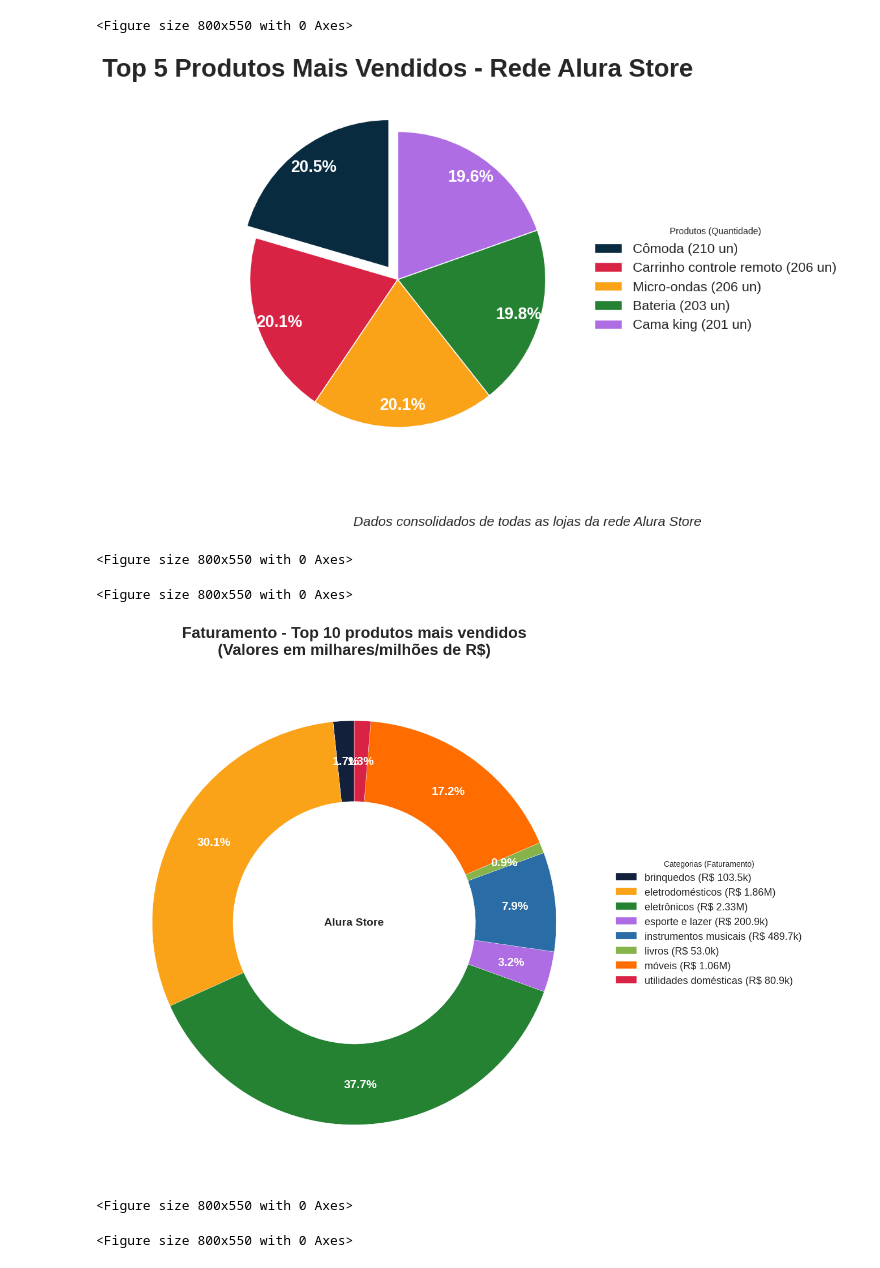
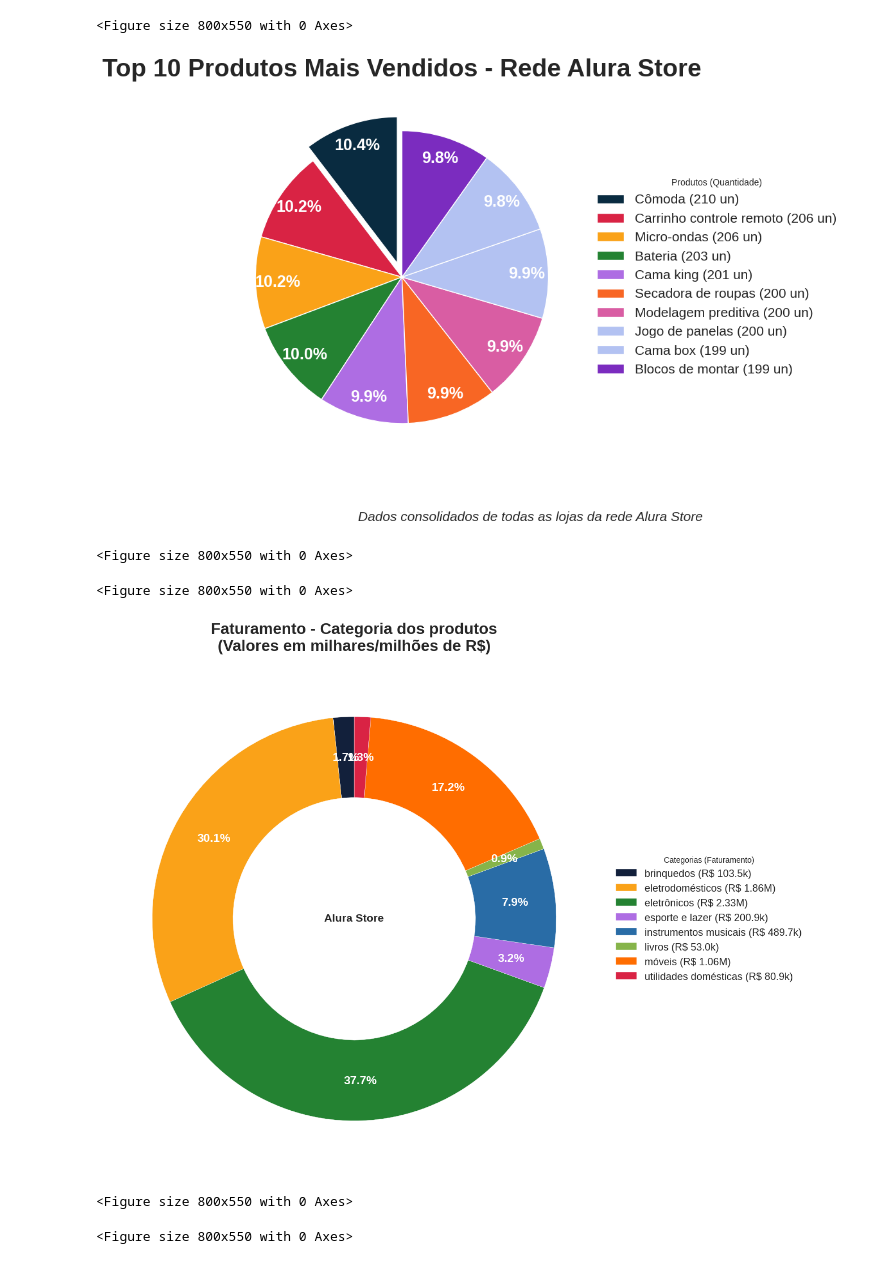
Before and after one commit to gajordano/Aula-Curso-HTML-CSS-Classes-Flexbox, a Jupyter notebook: Chalanger_AluraStoreBr.ipynb, the cells around one changed output. Saved outputs shown, nothing was run; the diff lists cells and outputs as text; code cells hidden in the pictures.

```diff
--- a/Chalanger_AluraStoreBr.ipynb
+++ b/Chalanger_AluraStoreBr.ipynb
@@ -784,59 +814,59 @@ for nome_loja, url in urls.items():
     dfs.append(df)
 dados_completos = pd.concat(dfs, ignore_index=True)
 
-# Contar os 5 produtos mais vendidos
-top5_produtos = dados_completos['Produto'].value_counts().nlargest(5)
+# Contar os 10 produtos mais vendidos
+top10_produtos = dados_completos['Produto'].value_counts().nlargest(10)
 
 # Configurar o gráfico
 plt.figure(figsize=(10, 8))
 plt.style.use('seaborn-v0_8')
 
 # Paleta de cores personalizada
-cores = ['#092b40', '#d92344', '#faa218', '#248232', '#ae6de3']
+cores = ['#092b40', '#d92344', '#faa218', '#248232', '#ae6de3', '#f86624', '#d95da3', '#b3c2f2', '#b3c2f2', '#7b2cbf' ]
 
 # Criar gráfico de pizza com destaque no 1º colocado
-explode = (0.1, 0, 0, 0, 0)  # Destaca o produto mais vendido
+explode = (0.1, 0, 0, 0, 0, 0, 0, 0, 0, 0)  # Destaca o produto mais vendido
 
 # Gráfico de pizza principal
 wedges, texts, autotexts = plt.pie(
-    top5_produtos,
+    top10_produtos,
     labels=None,  # Removemos labels padrão para usar legenda personalizada
     autopct=lambda p: f'{p:.1f}%',  # Formato das porcentagens
     startangle=90,
     colors=cores,
     explode=explode,
     wedgeprops={'edgecolor': 'white', 'linewidth': 1},
     textprops={'fontsize': 18, 'color': 'white', 'weight': 'bold'},
     pctdistance=0.85  # Ajusta posição das porcentagens
 )
 
 # Título
-plt.title('Top 5 Produtos Mais Vendidos - Rede Alura Store',
+plt.title('Top 10 Produtos Mais Vendidos - Rede Alura Store',
           fontsize=28, pad=20, weight='bold')
 
 # Legenda personalizada (fora do gráfico)
 legenda_labels = [f'{produto} ({quantidade} un)'
-                 for produto, quantidade in zip(top5_produtos.index, top5_produtos)]
+                 for produto, quantidade in zip(top10_produtos.index, top10_produtos)]
 plt.legend(wedges, legenda_labels,
           title="Produtos (Quantidade)",
           loc="center left",
           bbox_to_anchor=(1, 0.5),
           fontsize=15)
 
 # Ajustar layout
 plt.tight_layout()
 
 # Nota explicativa
 plt.figtext(0.5, 0.01,
            'Dados consolidados de todas as lojas da rede Alura Store',
            ha='center', fontsize=15, style='italic')
 
 plt.tight_layout()
 plt.show()
 
-plt.savefig('top_5_produtos_mais_vendidos.png', dpi=300, bbox_inches='tight')
+plt.savefig('top_10_produtos_mais_vendidos.png', dpi=300, bbox_inches='tight')
 # %% [output]
-[figure, old version]
+[figure, new version]
 <Figure size 800x550 with 0 Axes>
 # %%
 plt.savefig('Top 5 Produtos Mais Vendidos.png', dpi=300, bbox_inches='tight', transparent=False)
@@ -897,7 +927,7 @@ ax.legend(wedges, legend_labels,
           fontsize=13)
 
 # Adicionar título
-plt.title('Faturamento - Top 10 produtos mais vendidos\n(Valores em milhares/milhões de R$)',
+plt.title('Faturamento - Categoria dos produtos\n(Valores em milhares/milhões de R$)',
           fontsize=20, pad=20, fontweight='bold')
 
 # Adicionar texto central (opcional)
@@ -910,8 +940,8 @@ ax.text(0, 0, "Alura Store",
 plt.tight_layout()
 plt.show()
 
-plt.savefig('faturamento_top_10_produtos_mais_vendidos.png', dpi=300, bbox_inches='tight')
+plt.savefig('faturamento_dos_categoria_produtos.png', dpi=300, bbox_inches='tight')
 # %% [output]
-[figure, old version]
+[figure, new version]
 <Figure size 800x550 with 0 Axes>
 # %%
```
Also changed, not shown: parts of 8 cells of this notebook.
